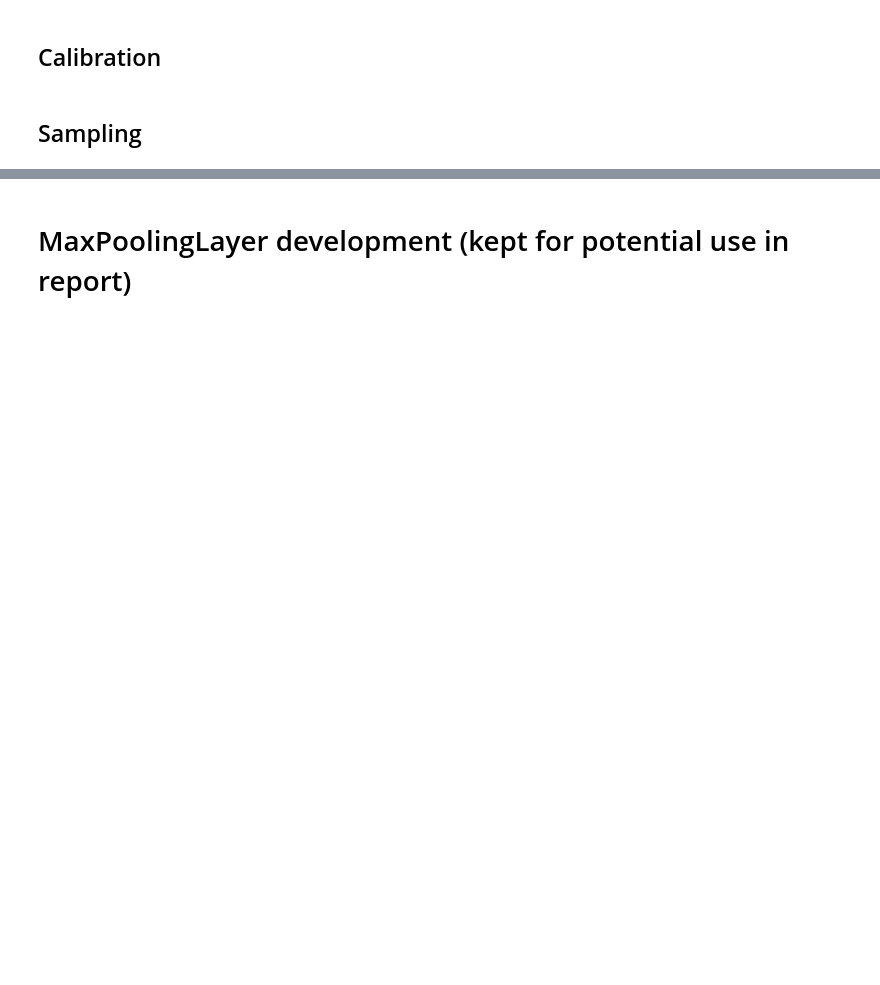
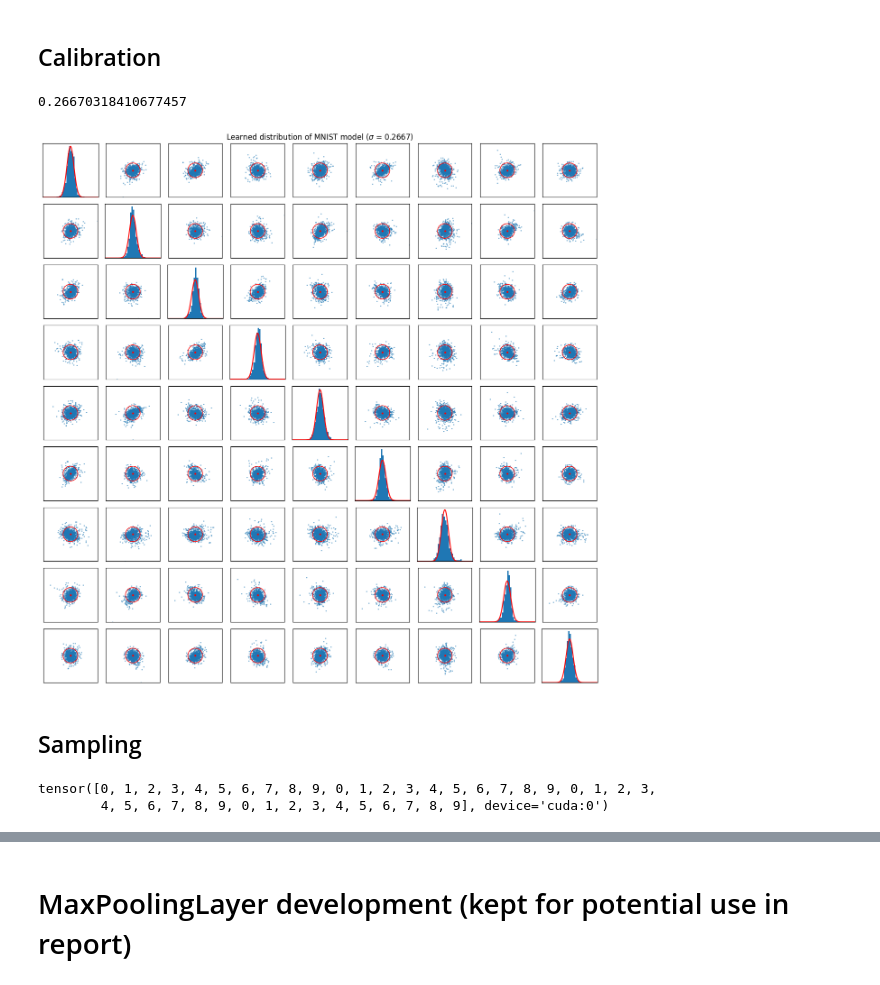
Before and after one commit to xiaoxiae/SurVAE-replication, a Jupyter notebook: maxpooling.ipynb, the cells around one changed output, grey strips where cells are left out. Saved outputs shown, nothing was run; the diff lists cells and outputs as text; code cells hidden in the pictures; blank space fills up the shorter version.

```diff
--- a/maxpooling.ipynb
+++ b/maxpooling.ipynb
@@ -76,3 +84,17 @@ for _layer in sv_maxpool.layers:
+# %%
+# save loss values
+with open("./saves/sv_maxpool overnight/output/loss_test.txt", "w") as f:
+    json.dump(loss_test, f, indent=0)
+
+with open("./saves/sv_maxpool overnight/output/loss_train.txt", "w") as f:
+    json.dump(loss_train, f, indent=0)
+# %%
+# load loss values
+with open("./saves/sv_maxpool overnight/output/loss_test.txt", "r") as f:
+    _loss_test = json.load(f)
+
+with open("./saves/sv_maxpool overnight/output/loss_train.txt", "r") as f:
+    _loss_train = json.load(f)
 # %% [markdown]
 ## Calibration
 # %%
@@ -140,8 +162,16 @@ y = mnist_dataset.label_to_one_hot(y, 10)
 
 with torch.no_grad():
     Z = sv_maxpool(X, y).cpu()
+# %%
+# calculate standard deviation
+sigma = Z.std().item()
+sigma
+# %% [output]
+0.26670318410677457
 # %%
-plot_learned_distribution(Z, "Learned distribution of MNIST model", plotsize=1.4, alpha=0.5, sigma=0.5)
+plot_learned_distribution(Z, f"Learned distribution of MNIST model ($\sigma$ = {sigma:.4f})", plotsize=1.4, axis_scale=2.1, alpha=0.5, sigma=sigma)
+# %% [output]
+[figure, added]
 # %% [markdown]
 ## Sampling
 # %%
@@ -150,8 +180,13 @@ nrows = 4
 plotsize = 1.5
 # %%
 # sample 1's
-_y = torch.tensor([1]).expand(ncols * nrows)
-y = MNIST_784.label_to_one_hot(_y, 10)
-X_hat = sv_maxpool.sample(len(y), y).view(nrows, ncols, 28, 28).cpu()
+# _y = torch.tensor([8]).expand(ncols * nrows)
+
+# sample every kind of number several times
+_y = torch.arange(10).repeat(nrows)
+_y
+# %% [output]
+tensor([0, 1, 2, 3, 4, 5, 6, 7, 8, 9, 0, 1, 2, 3, 4, 5, 6, 7, 8, 9, 0, 1, 2, 3,
+        4, 5, 6, 7, 8, 9, 0, 1, 2, 3, 4, 5, 6, 7, 8, 9], device='cuda:0')
 # %%
 # manually specify the standard deviation for the samples
```
Also changed, not shown: parts of 11 cells of this notebook, 7 other files.
